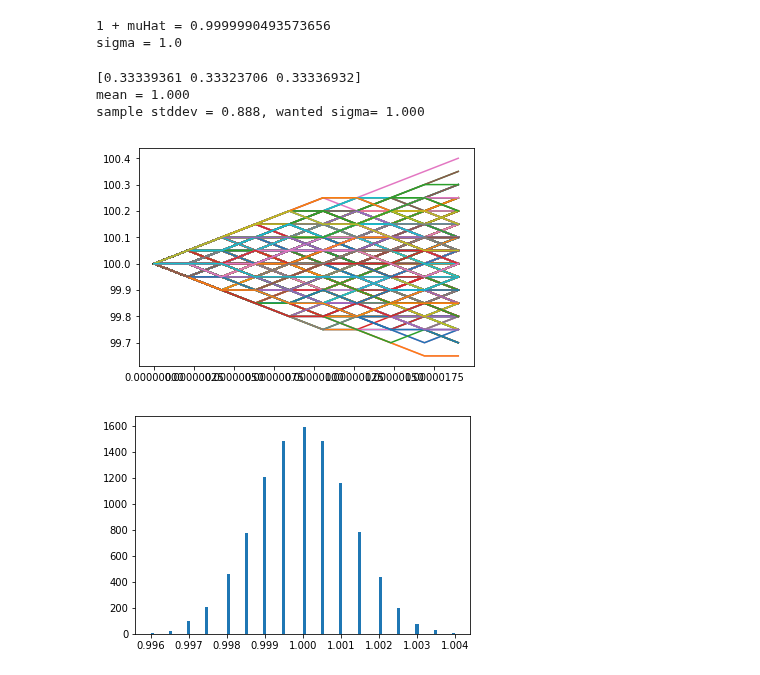
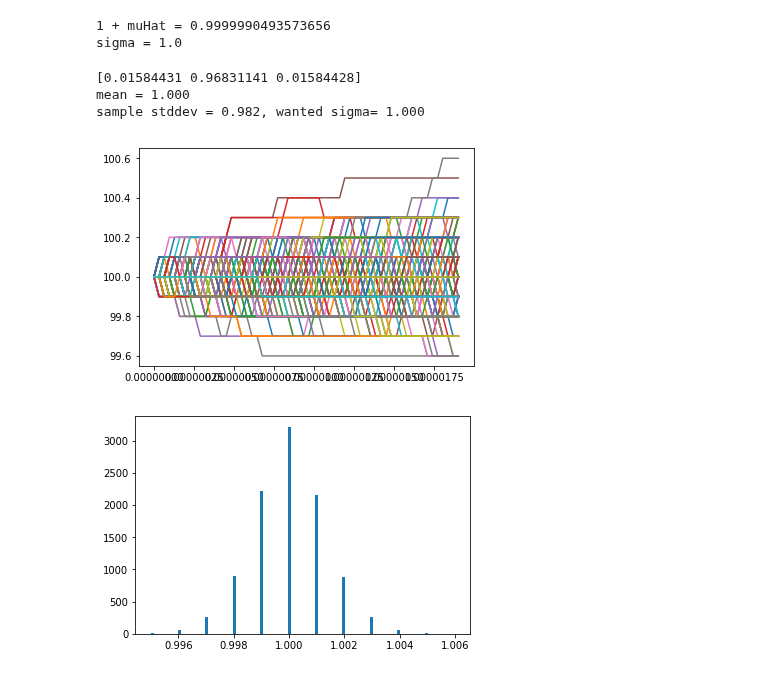
Before and after one commit to vegaprotocol/specs, a Jupyter notebook: non-protocol-specs/BotParameterCalcAndTest.ipynb, the cells around one changed output. Saved outputs shown, nothing was run; the diff lists cells and outputs as text; code cells hidden in the pictures.

```diff
--- a/non-protocol-specs/BotParameterCalcAndTest.ipynb
+++ b/non-protocol-specs/BotParameterCalcAndTest.ipynb
@@ -185,7 +185,7 @@ plt.show()
 M0 = 100.0
 sigma = 1.0
 T = 1.0/365.25/24/60 # this the year fraction corresponding to one minute
-N = 10 # place N orders per T
+N = 60 # place N orders per T
 
 numMCSamples = 10000 # so we can consider some stats
 
@@ -202,7 +202,7 @@ priceLevels[:,0] = M0
 1 + muHat = 0.9999990493573656
 sigma = 1.0
 # %%
-delta = 0.05
+delta = 0.1
 
 V = np.array([N*np.log((M0-delta)/M0),0.0,N*np.log((M0+delta)/M0)])
 Vsq = V*V
@@ -212,34 +212,34 @@ b = np.array([muHat,sigmaHat**2+muHat**2,1])
 #print(b)
 
 # probabilities = np.linalg.solve(matA,b)
 #probabilities[0] = 1-np.sum(probabilities[1:3])
 fun = lambda p: np.linalg.norm(np.dot(matA,p)-b)
 sol = minimize(fun, np.zeros(3), method='L-BFGS-B', bounds=[(0.,None) for x in range(3)])
 probabilities = sol['x']/np.sum(sol['x']) # so they sum up to 1
 print(probabilities)
 
 
 shocksX = np.random.choice(V, (numMCSamples,N), p=probabilities)
 for i in range(0,N-1):
     Y = np.exp(shocksX[:,i]/N)
     priceLevels[:,i+1] = np.round(priceLevels[:,i]*Y,3)
 
 priceRatio = priceLevels[:,N-1]/priceLevels[:,0]
 print("mean = %.3f" % np.mean(priceRatio))
 sampleSigma = np.sqrt(np.var(priceRatio)/T)
 print('sample stddev = %.3f, wanted sigma= %.3f' % (sampleSigma, sigma))
 
 
 
 for i in range(0,1000):
     plt.plot(timeGrid, priceLevels[i,:])
 plt.show()
 
 plt.hist(priceRatio, bins=100)
 plt.show()
 # %% [output]
-[0.33339361 0.33323706 0.33336932]
+[0.01584431 0.96831141 0.01584428]
 mean = 1.000
-sample stddev = 0.888, wanted sigma= 1.000
+sample stddev = 0.982, wanted sigma= 1.000
-[figure, old version]
+[figure, new version]
-[figure, old version]
+[figure, new version]
```
Also changed, not shown: parts of 5 cells of this notebook.
